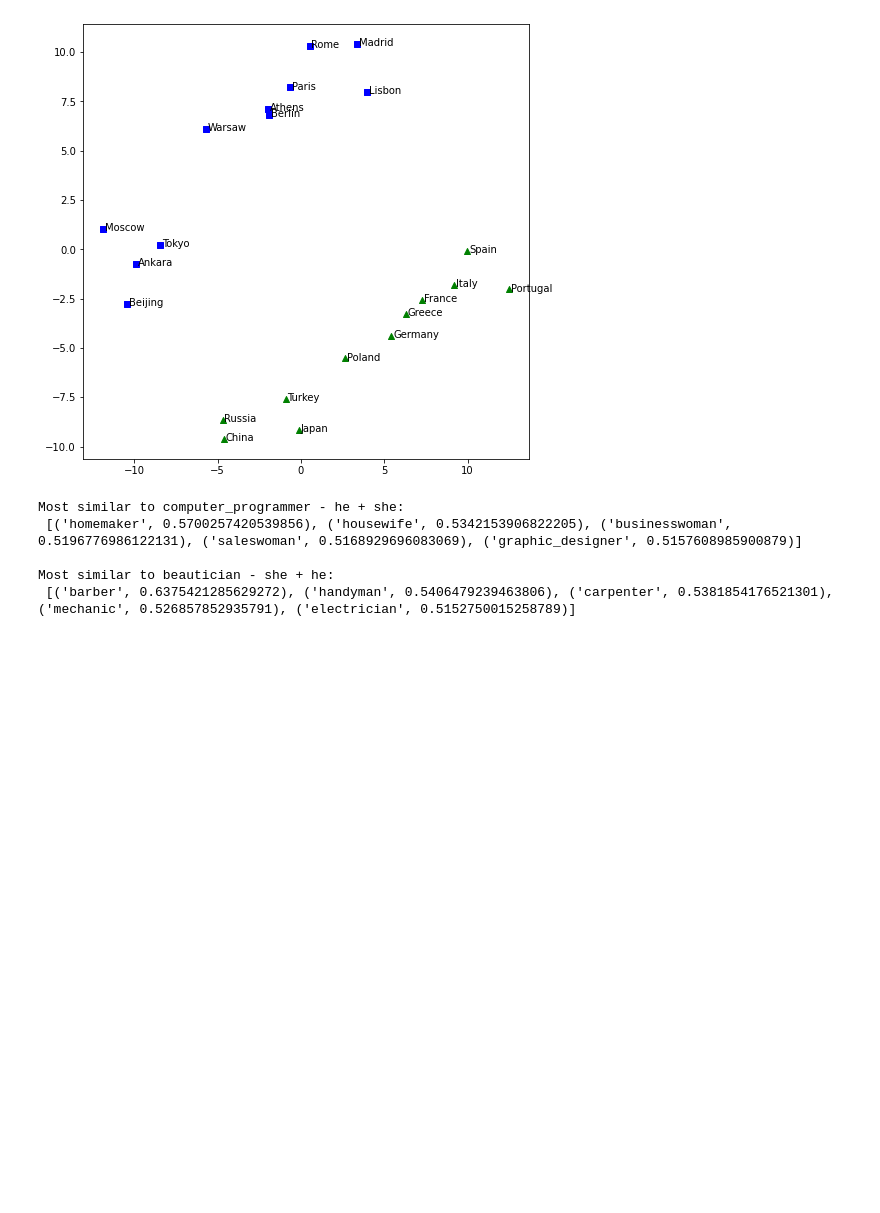
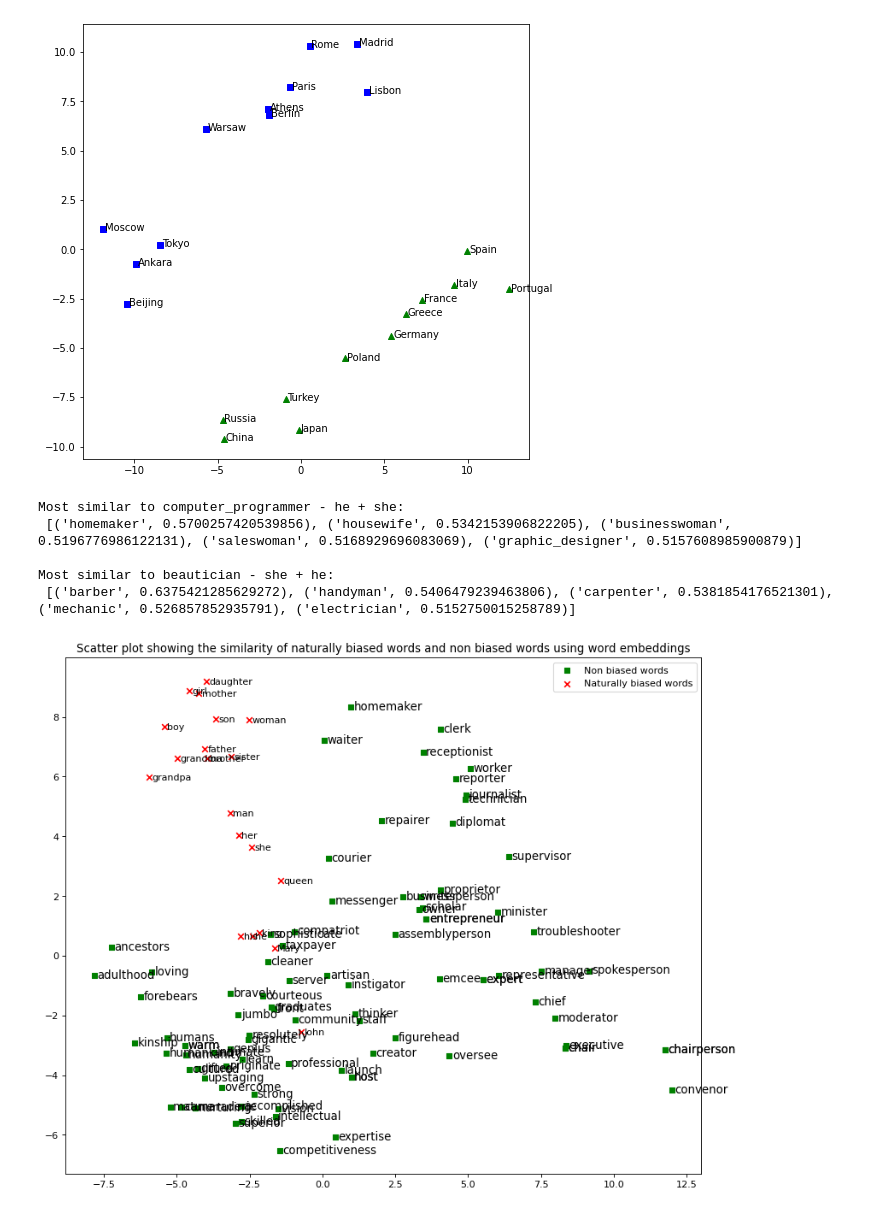
Before and after one commit to jkoprcina/IRProjectMovieScriptGenderBiasRetrieval, a Jupyter notebook: BiasWithWordEmbeddings.ipynb, the cells around one changed output. Drawn from its saved outputs; the diff is of its cells as text; code cells hidden in the pictures; blank space fills up the shorter version.

```diff
--- a/BiasWithWordEmbeddings.ipynb
+++ b/BiasWithWordEmbeddings.ipynb
@@ -118,6 +118,35 @@ def doPCA(pairs, embedding, num_components=10):
 def genderBias(genderNeutralWords, genderdirection, embedding):
     sp = sorted([(embedding[w].dot(genderdirection), w) for w in genderNeutralWords])
     return sp
+# %%
+# Plotting the PCA with words
+super_gendered = ['king', 'queen', 'brother', 'sister', 'mother', 'father','she', 'woman', 'he', 'man', 'grandpa', 'grandma', 'boy','girl','her', 'his', 'daughter', 'son', 'Mary', 'John']
+
+bw = good_bias + super_gendered
+bias_pca = words_pca(bw, transform = 'pca')
+
+plt.figure(num=None, figsize=(12, 10), dpi=80, facecolor='w', edgecolor='k')
+plt.title("Scatter plot showing the similarity of naturally biased words and non biased words using word embeddings")
+
+## This is a kind of trick and shouldn't be usually used
+label_counter_blue = 0
+label_counter_red = 0
+
+for i,word in enumerate(bw):
+    x = bias_pca[i,0]
+    y = bias_pca[i,1]
+    if word in good_bias:
+        plt.scatter(x, y, marker='s', color='green', label="Non biased words" if label_counter_blue == 0 else "")
+        label_counter_blue += 1
+        plt.text(x+0.1, y-0.1, word, fontsize=12)
+    elif word in super_gendered:
+        plt.scatter(x, y, marker='x', color='red', label="Naturally biased words" if label_counter_red == 0 else "")
+        label_counter_red += 1
+        plt.text(x+0.1, y-0.1, word, fontsize=10)
+plt.legend()
+plt.savefig(r'C:\Users\JosipKoprcina\Desktop\IRProjectMovieScriptGenderBiasRetrieval\nonbiased.png')
+# %% [output]
+[figure, added]
 # %%
 # Plotting the PCA with words
 super_gendered = ['king', 'queen', 'brother', 'sister', 'mother', 'father','she', 'woman', 'he', 'man', 'grandpa', 'grandma', 'boy','girl','her', 'his', 'daughter', 'son', 'Mary', 'John']
```
Also changed, not shown: parts of 2 cells of this notebook, 3 other files.
